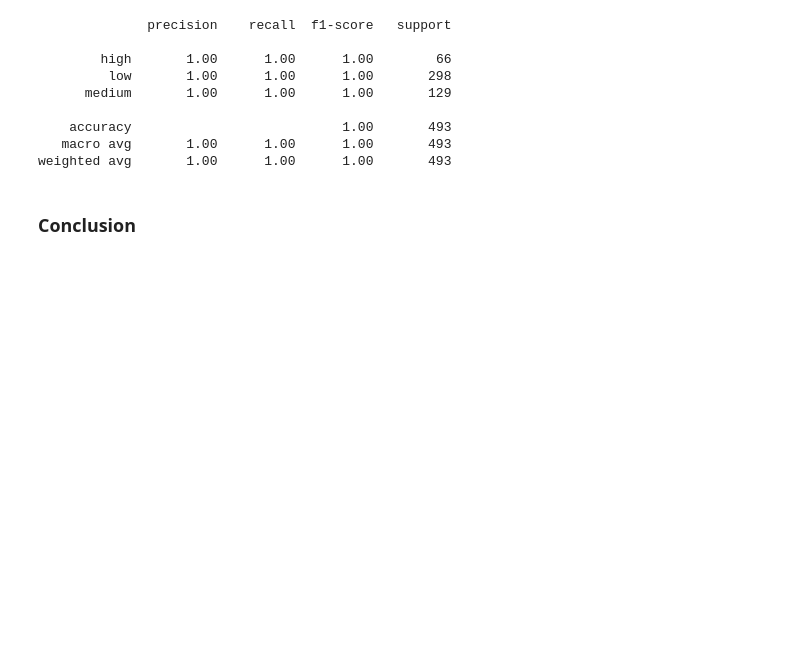
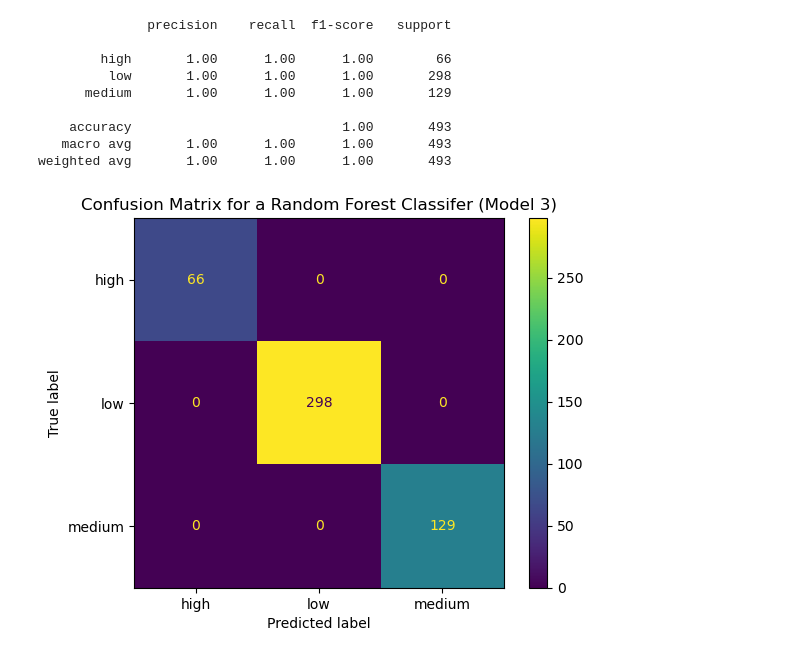
Before and after one commit to arwynlewis/machine-learning-project, a Jupyter notebook: NaiveBayes_and_DecisionTrees.ipynb, the cells around one changed output. Cells and saved outputs as stored; diff of their text form; code cells hidden in the pictures; blank space fills up the shorter version.

```diff
--- a/NaiveBayes_and_DecisionTrees.ipynb
+++ b/NaiveBayes_and_DecisionTrees.ipynb
@@ -274,5 +291,12 @@ print(classification_report(y_test, y_pred3))
     accuracy                           1.00       493
    macro avg       1.00      1.00      1.00       493
 weighted avg       1.00      1.00      1.00       493
-# %% [markdown]
-### Conclusion
+# %%
+# generating the confusion matrix for third decision tree model
+cm = confusion_matrix(y_test, y_pred3)
+disp = ConfusionMatrixDisplay(confusion_matrix=cm, display_labels=tree3.classes_)
+disp.plot()
+disp.ax_.set_title("Confusion Matrix for a Random Forest Classifer (Model 3)")
+plt.show()
+# %% [output]
+[figure, added]
```
Also changed, not shown: parts of 2 cells of this notebook.
